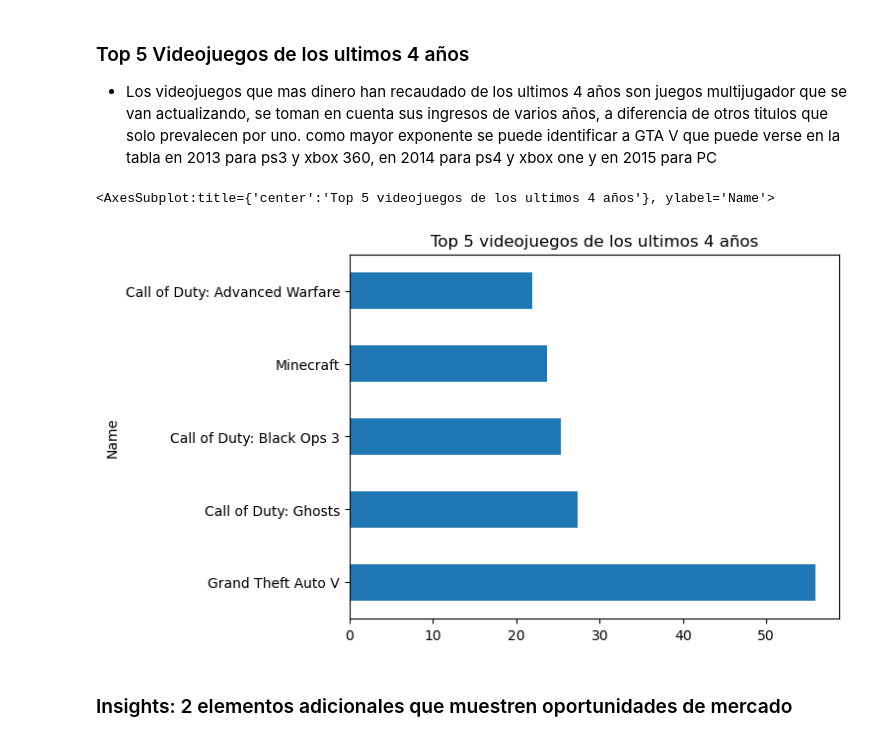
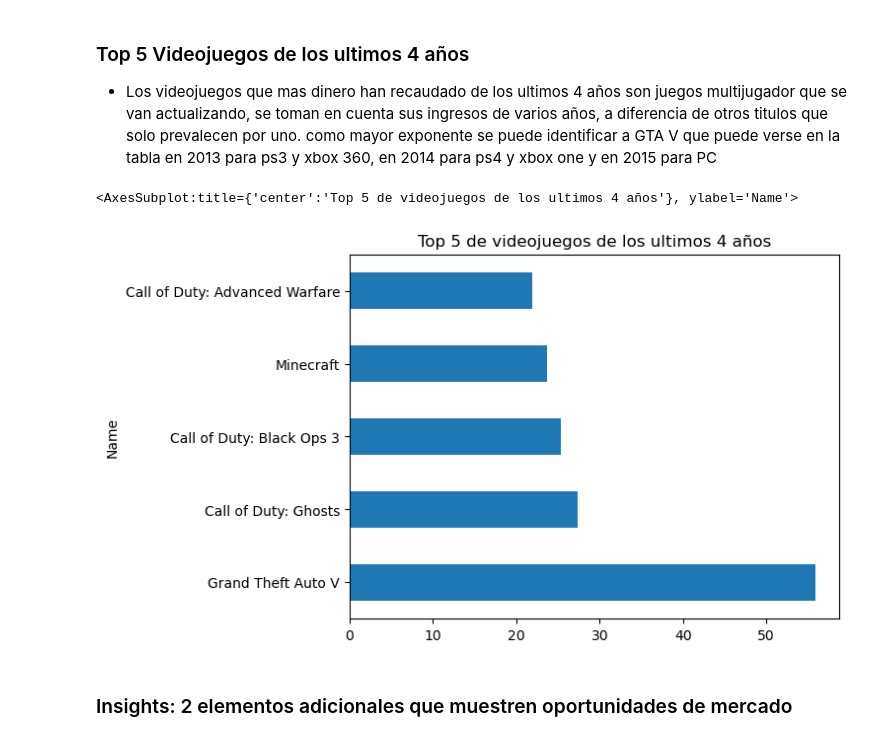
Before and after one commit to Victra-Luperca97/Proyecto-Kaggle-EBAC, a Jupyter notebook: Actividad Modulo 20.ipynb, the cells around one changed output. Cells and saved outputs as stored; diff of their text form; code cells hidden in the pictures.

```diff
--- a/Actividad Modulo 20.ipynb
+++ b/Actividad Modulo 20.ipynb
@@ -160,10 +160,10 @@ df.groupby(by=["Year","Platform"])[["NA_Sales", "EU_Sales", "JP_Sales", "Other_S
 - Los videojuegos que mas dinero han recaudado de los ultimos 4 años son juegos multijugador que se van actualizando, se toman en cuenta sus ingresos de varios años, a diferencia de otros titulos que solo prevalecen por uno.
 como mayor exponente se puede identificar a GTA V que puede verse en la tabla en 2013 para ps3 y xbox 360, en 2014 para ps4 y xbox one y en 2015 para PC
 # %%
-df1.groupby(["Name"]).sum()["Global_Sales"].sort_values(ascending=False).head().plot.barh(title = "Top 5 videojuegos de los ultimos 4 años")
+df1.groupby(["Name"]).sum()["Global_Sales"].sort_values(ascending=False).head().plot.barh(title = "Top 5 de videojuegos de los ultimos 4 años")
 # %% [output]
-<AxesSubplot:title={'center':'Top 5 videojuegos de los ultimos 4 años'}, ylabel='Name'>
+<AxesSubplot:title={'center':'Top 5 de videojuegos de los ultimos 4 años'}, ylabel='Name'>
-[figure, old version]
+[figure, new version]
 # %% [markdown]
 ### Insights: 2 elementos adicionales que muestren oportunidades de mercado
 # %%
```
Also changed, not shown: parts of 5 cells of this notebook.
